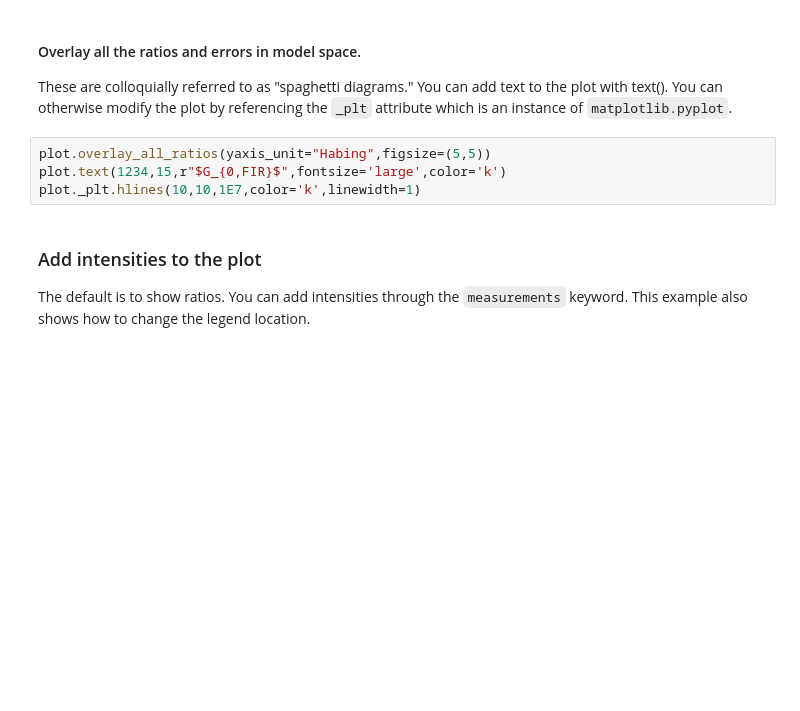
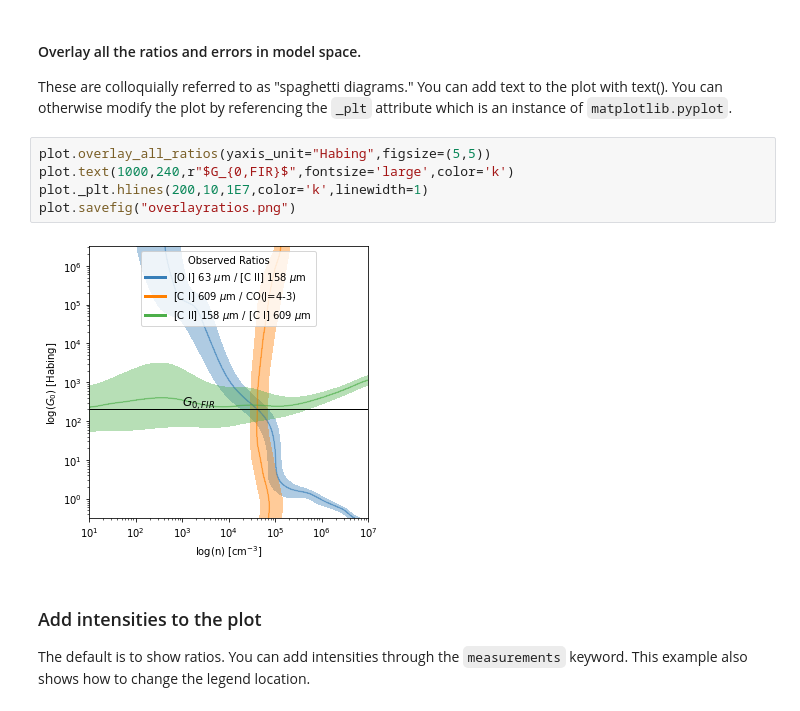
Before and after one commit to mpound/pdrtpy-nb, a Jupyter notebook: notebooks/PDRT_Example_Find_n_G0_Single_Pixel.ipynb, the cells around one changed output. Drawn from its saved outputs; the diff is of its cells as text; blank space fills up the shorter version.

```diff
--- a/notebooks/PDRT_Example_Find_n_G0_Single_Pixel.ipynb
+++ b/notebooks/PDRT_Example_Find_n_G0_Single_Pixel.ipynb
@@ -114,8 +154,11 @@ plot.savefig("CII_CI.png")
 These are colloquially referred to as "spaghetti diagrams."   You can add text to the plot with text().  You can otherwise modify the plot by referencing the `_plt` attribute which is an instance of `matplotlib.pyplot`.
 # %%
 plot.overlay_all_ratios(yaxis_unit="Habing",figsize=(5,5))
-plot.text(1234,15,r"$G_{0,FIR}$",fontsize='large',color='k')
-plot._plt.hlines(10,10,1E7,color='k',linewidth=1)
+plot.text(1000,240,r"$G_{0,FIR}$",fontsize='large',color='k')
+plot._plt.hlines(200,10,1E7,color='k',linewidth=1)
+plot.savefig("overlayratios.png")
+# %% [output]
+[figure, added]
 # %% [markdown]
 ### Add intensities to the plot
 The default is to show ratios.  You can add intensities through the `measurements` keyword. This example also shows how to change the legend location.
```
Also changed, not shown: parts of 21 cells of this notebook, 9 other files.
